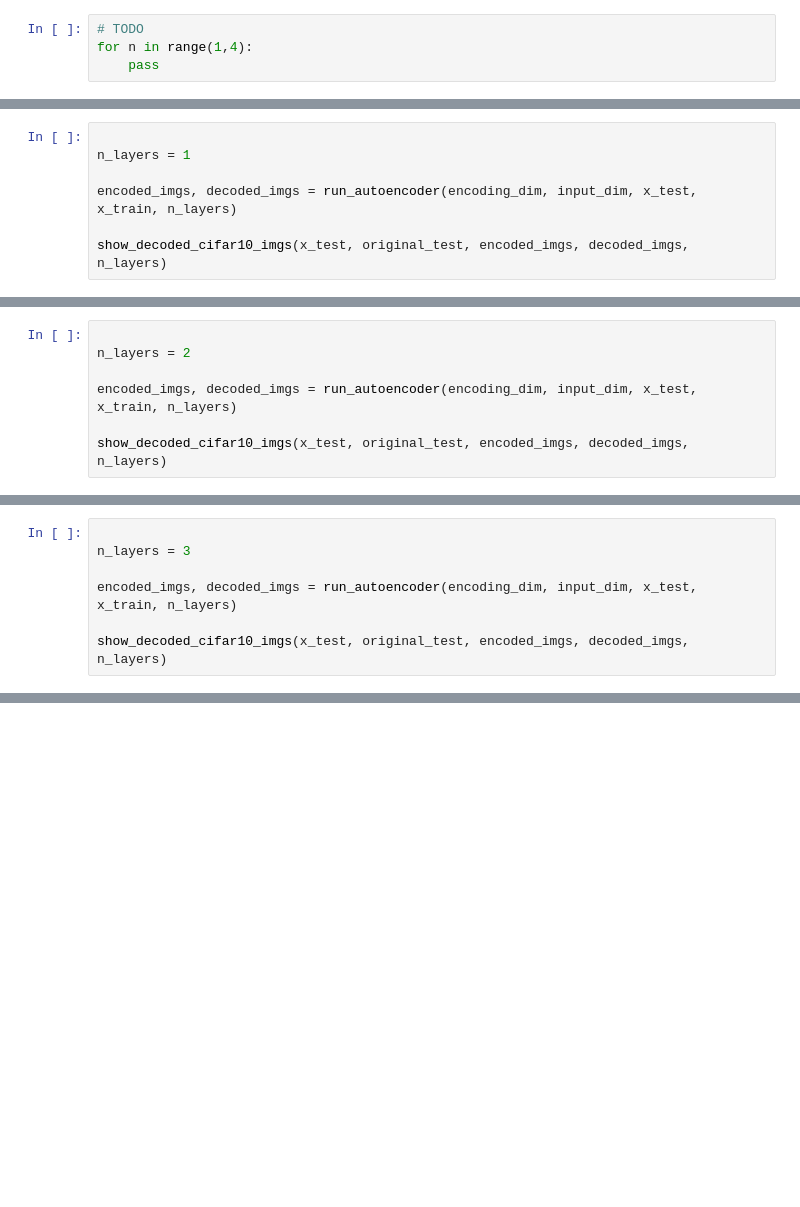
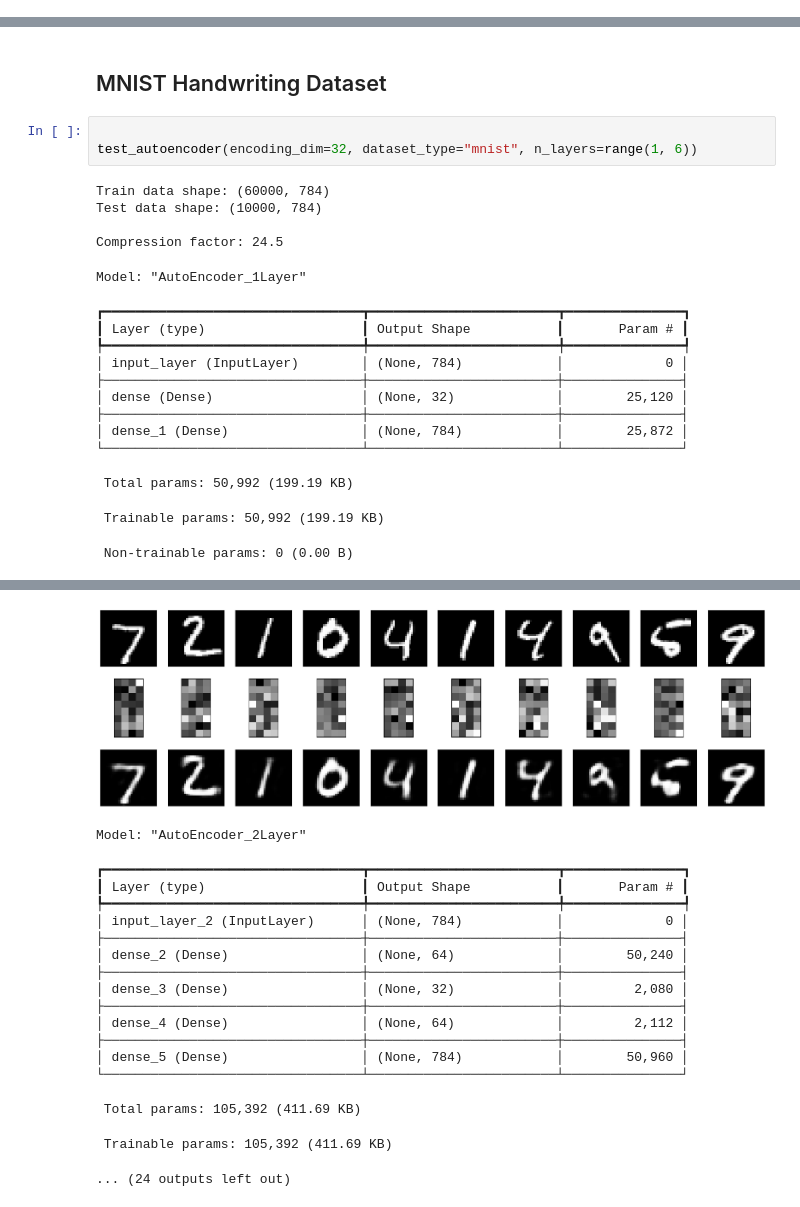
Before and after one commit to cmcalder55/feature-extraction, a Jupyter notebook: autoencoder/autoencoder.ipynb, the cells around one changed output, grey strips where cells are left out. Cells and saved outputs as stored; diff of their text form; blank space fills up the shorter version.

```diff
--- a/autoencoder/autoencoder.ipynb
+++ b/autoencoder/autoencoder.ipynb
@@ -337,4 +2,0 @@ x_train, x_test, input_dim = prep_data(x_train, x_test)
-# %%
-# TODO
-for n in range(1,4):
-    pass
@@ -343,7 +2,0 @@ for n in range(1,4):
-# %%
-
-n_layers = 1
-
-encoded_imgs, decoded_imgs = run_autoencoder(encoding_dim, input_dim, x_test, x_train, n_layers)
-
-show_decoded_cifar10_imgs(x_test, original_test, encoded_imgs, decoded_imgs, n_layers)
@@ -371,7 +2,0 @@ Deep Encoder, 1 Layers
-# %%
-
-n_layers = 2
-
-encoded_imgs, decoded_imgs = run_autoencoder(encoding_dim, input_dim, x_test, x_train, n_layers)
-
-show_decoded_cifar10_imgs(x_test, original_test, encoded_imgs, decoded_imgs, n_layers)
@@ -399,7 +2,0 @@ Deep Encoder, 2 Layers
-# %%
-
-n_layers = 3
-
-encoded_imgs, decoded_imgs = run_autoencoder(encoding_dim, input_dim, x_test, x_train, n_layers)
-
-show_decoded_cifar10_imgs(x_test, original_test, encoded_imgs, decoded_imgs, n_layers)
@@ -424,0 +96,23 @@ Deep Encoder, 3 Layers
+# %% [markdown]
+## MNIST Handwriting Dataset
+# %%
+
+test_autoencoder(encoding_dim=32, dataset_type="mnist", n_layers=range(1, 6))
+# %% [output]
+Train data shape: (60000, 784)
+Test data shape: (10000, 784)
+
+Compression factor: 24.5
+Model: "AutoEncoder_1Layer"
+┏━━━━━━━━━━━━━━━━━━━━━━━━━━━━━━━━━┳━━━━━━━━━━━━━━━━━━━━━━━━┳━━━━━━━━━━━━━━━┓
+┃ Layer (type)                    ┃ Output Shape           ┃       Param # ┃
+┡━━━━━━━━━━━━━━━━━━━━━━━━━━━━━━━━━╇━━━━━━━━━━━━━━━━━━━━━━━━╇━━━━━━━━━━━━━━━┩
+│ input_layer (InputLayer)        │ (None, 784)            │             0 │
+├─────────────────────────────────┼────────────────────────┼───────────────┤
+│ dense (Dense)                   │ (None, 32)             │        25,120 │
+├─────────────────────────────────┼────────────────────────┼───────────────┤
+│ dense_1 (Dense)                 │ (None, 784)            │        25,872 │
+└─────────────────────────────────┴────────────────────────┴───────────────┘
+ Total params: 50,992 (199.19 KB)
+ Trainable params: 50,992 (199.19 KB)
+ Non-trainable params: 0 (0.00 B)
@@ -424,0 +136,18 @@ Deep Encoder, 3 Layers
+[figure, added]
+Model: "AutoEncoder_2Layer"
+┏━━━━━━━━━━━━━━━━━━━━━━━━━━━━━━━━━┳━━━━━━━━━━━━━━━━━━━━━━━━┳━━━━━━━━━━━━━━━┓
+┃ Layer (type)                    ┃ Output Shape           ┃       Param # ┃
+┡━━━━━━━━━━━━━━━━━━━━━━━━━━━━━━━━━╇━━━━━━━━━━━━━━━━━━━━━━━━╇━━━━━━━━━━━━━━━┩
+│ input_layer_2 (InputLayer)      │ (None, 784)            │             0 │
+├─────────────────────────────────┼────────────────────────┼───────────────┤
+│ dense_2 (Dense)                 │ (None, 64)             │        50,240 │
+├─────────────────────────────────┼────────────────────────┼───────────────┤
+│ dense_3 (Dense)                 │ (None, 32)             │         2,080 │
+├─────────────────────────────────┼────────────────────────┼───────────────┤
+│ dense_4 (Dense)                 │ (None, 64)             │         2,112 │
+├─────────────────────────────────┼────────────────────────┼───────────────┤
+│ dense_5 (Dense)                 │ (None, 784)            │        50,960 │
+└─────────────────────────────────┴────────────────────────┴───────────────┘
+ Total params: 105,392 (411.69 KB)
+ Trainable params: 105,392 (411.69 KB)
+... (24 outputs left out)
```
Also changed, not shown: parts of 29 cells of this notebook, 3 other files.
